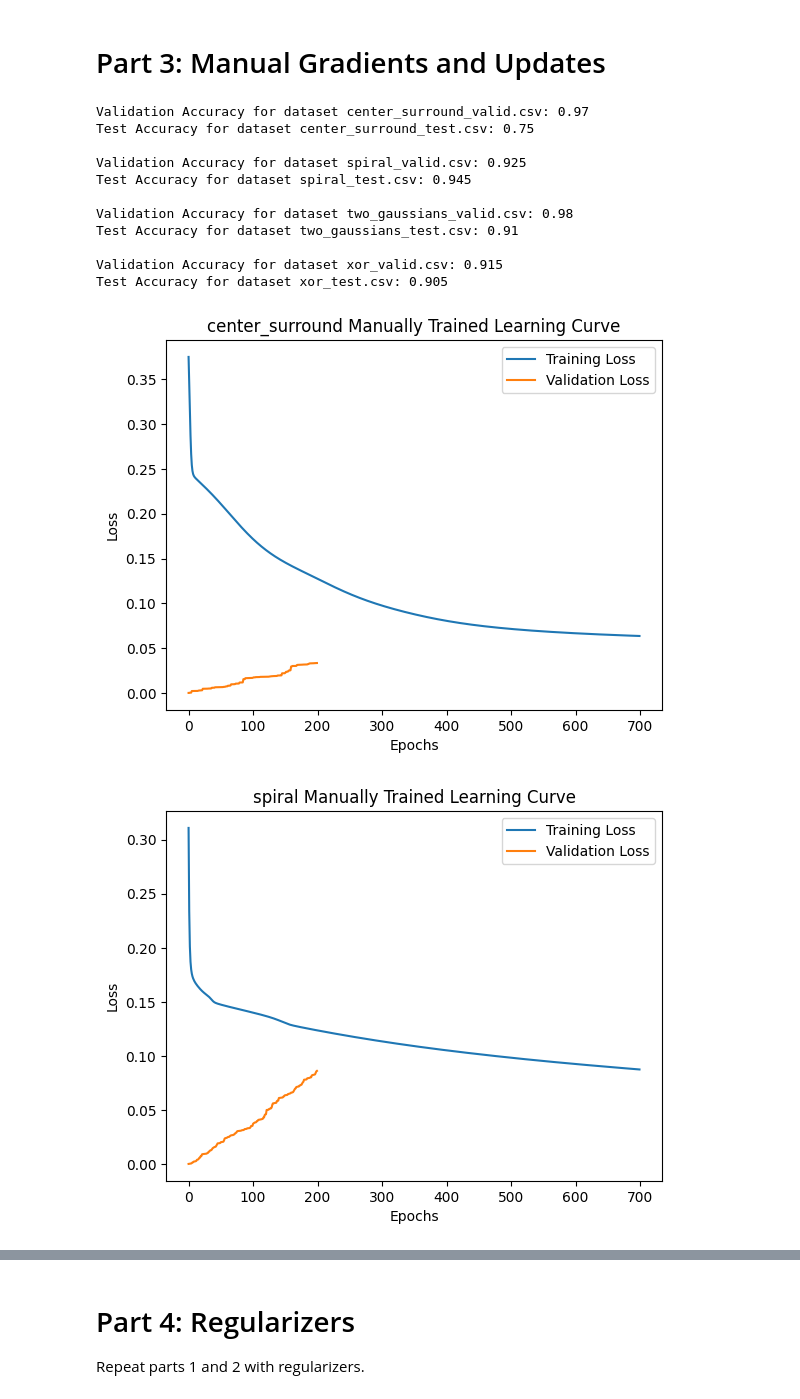
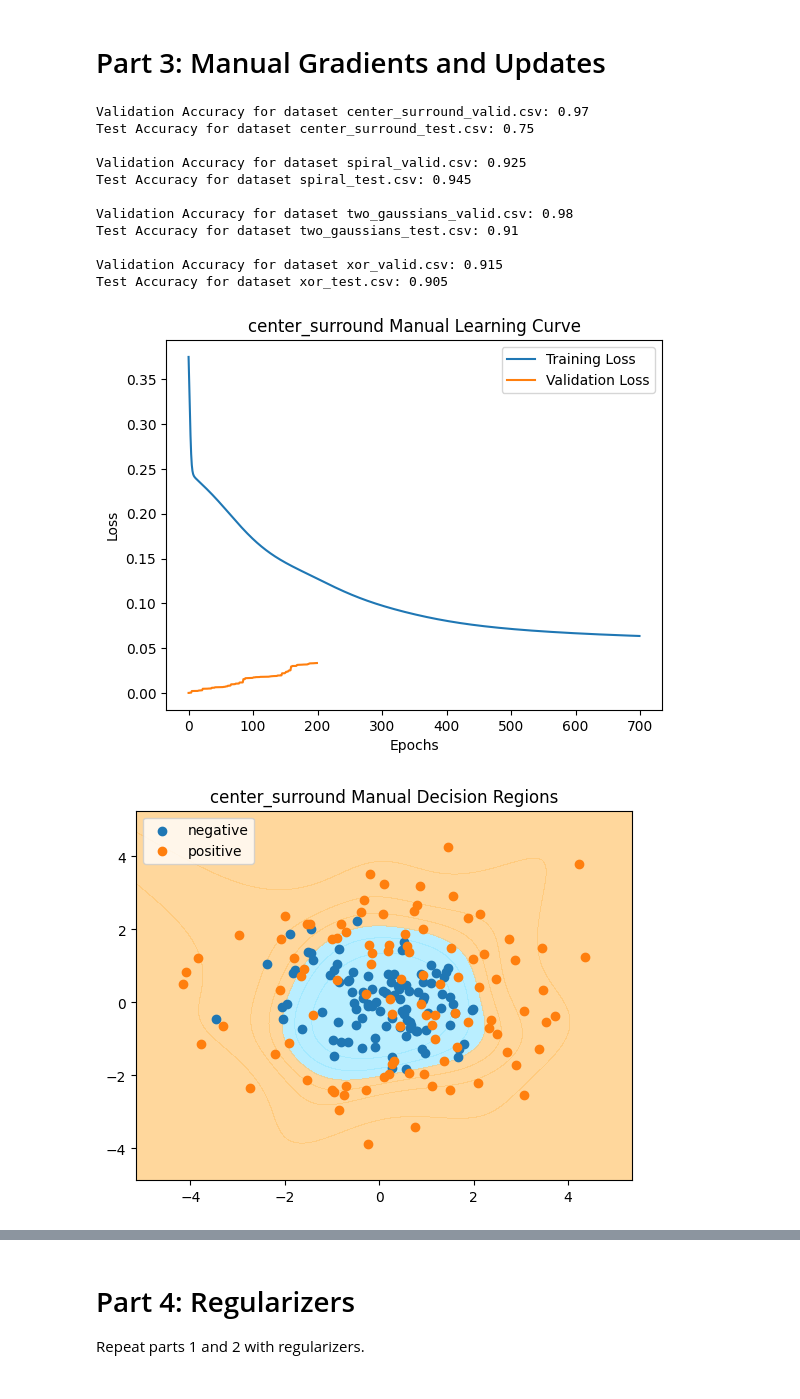
Before and after one commit to HarrisonBounds/Neural-Network-From-Scratch, a Jupyter notebook: hw3.ipynb, the cells around one changed output, grey strips where cells are left out. Cells and saved outputs as stored; diff of their text form; code cells hidden in the pictures.

Commit message:
decision regions for part 3

```diff
--- a/hw3.ipynb
+++ b/hw3.ipynb
@@ -852,15 +852,34 @@ class NeuralNetwork():
         accuracy = correct / total
         return accuracy
 
+    def predict(self, X):
+        y_pred = []
+        for i in range(len(X)):
+            input_data = X[i]
+            self.data = input_data
+            y_pred.append(self.forward_pass())
+        return np.array(y_pred)
+
     def plot_learning_curve(self, datasetname, train_curve, valid_curve):
         plt.figure()
         plt.plot(train_curve, label='Training Loss')
         plt.plot(valid_curve, label='Validation Loss')
-        plt.title(f'{datasetname} Manually Trained Learning Curve')
+        plt.title(f'{datasetname} Manual Learning Curve')
         plt.xlabel('Epochs')
         plt.ylabel('Loss')
         plt.legend(['Training Loss', 'Validation Loss'])
         plt.savefig(f'plots/{datasetname}_manual_NN_learning_curve.png')
+
+    def plot_decision_boundary(self, datasetname, X_test, y_test):
+        fig, ax = plt.subplots()
+        plot_decision_regions(
+            features=X_test,
+            targets=y_test,
+            model=self,
+            axis=ax,
+            title=f"{datasetname} Manual Decision Regions"
+        )
+        plt.savefig(f"plots/{datasetname}_manual_decision_regions.png")
 
 def main():
     hidden_layer_size = 9
@@ -904,32 +923,33 @@ def main():
             y_valid,
             nn
             )
 
         valid_accuracy = nn.evaluate(X_valid, y_valid, nn)
         test_accuracy = nn.evaluate(X_test, y_test, nn)
 
         valid_accuracy_list.append(valid_accuracy)
         test_accuracy_list.append(test_accuracy)
 
         dataset_name = dataset_names[i]
         nn.plot_learning_curve(dataset_name, train_curve, valid_curve)
+        nn.plot_decision_boundary(dataset_name, X_test, y_test)
 
     for i in range(len(test_list)):
         print(f"Validation Accuracy for dataset {valid_list[i]}: {valid_accuracy_list[i]}")
         print(f"Test Accuracy for dataset {test_list[i]}: {test_accuracy_list[i]}\n")
 
 main()
 # %% [output]
 Validation Accuracy for dataset center_surround_valid.csv: 0.97
 Test Accuracy for dataset center_surround_test.csv: 0.75
 
 Validation Accuracy for dataset spiral_valid.csv: 0.925
 Test Accuracy for dataset spiral_test.csv: 0.945
 
 Validation Accuracy for dataset two_gaussians_valid.csv: 0.98
 Test Accuracy for dataset two_gaussians_test.csv: 0.91
 
 Validation Accuracy for dataset xor_valid.csv: 0.915
 Test Accuracy for dataset xor_test.csv: 0.905
-[figure, old version]
+[figure, new version]
-[figure, old version]
+[figure, new version]
```
Also changed, not shown: parts of 1 cell of this notebook, 8 other files.
